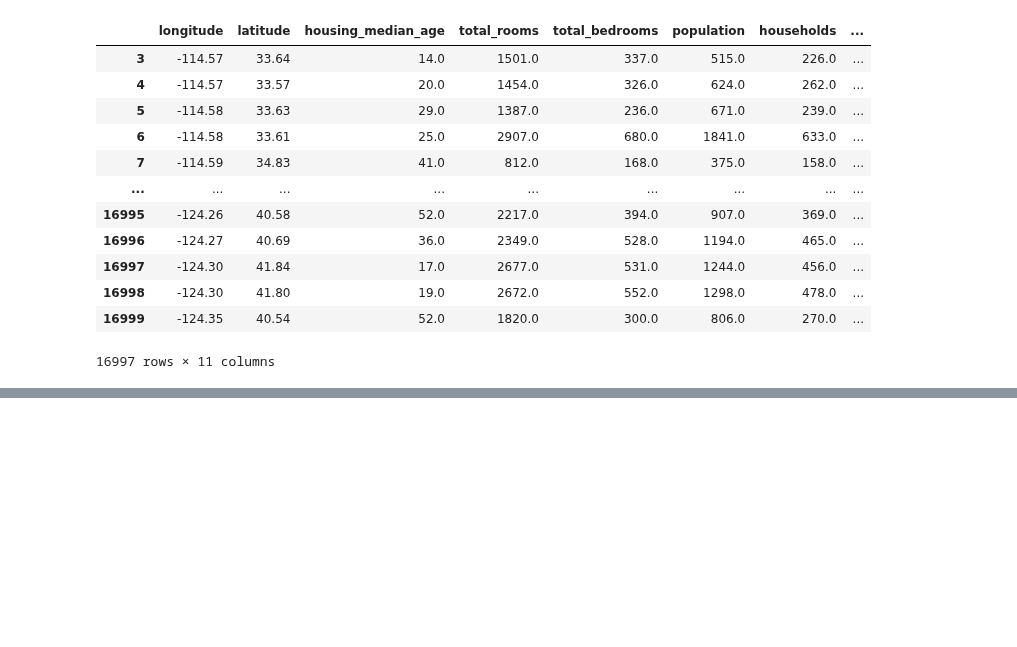
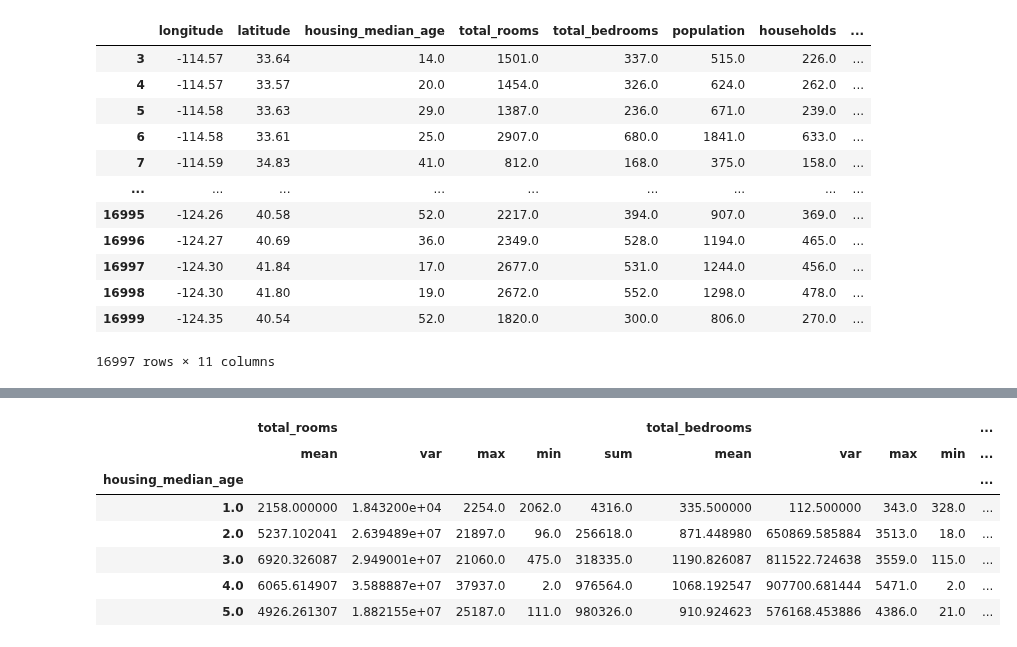
Before and after one commit to teleyun/bigdata, a Jupyter notebook: 예문사_판다스.ipynb, the cells around one changed output, grey strips where cells are left out. Drawn from its saved outputs; the diff is of its cells as text; code cells hidden in the pictures; blank space fills up the shorter version.

```diff
--- a/예문사_판다스.ipynb
+++ b/예문사_판다스.ipynb
@@ -127,0 +290,11 @@ housing_drop_df
+# %%
+housing_df.groupby('housing_median_age')['total_rooms', 'total_bedrooms'].agg(['mean', 'var', 'max', 'min', 'sum']).head()
+# %% [output]
+|  | total_rooms |  |  |  |  | total_bedrooms |  |  |  | ... |
+|  | mean | var | max | min | sum | mean | var | max | min | ... |
+| housing_median_age |  |  |  |  |  |  |  |  |  | ... |
+| 1.0 | 2158.000000 | 1.843200e+04 | 2254.0 | 2062.0 | 4316.0 | 335.500000 | 112.500000 | 343.0 | 328.0 | ... |
+| 2.0 | 5237.102041 | 2.639489e+07 | 21897.0 | 96.0 | 256618.0 | 871.448980 | 650869.585884 | 3513.0 | 18.0 | ... |
+| 3.0 | 6920.326087 | 2.949001e+07 | 21060.0 | 475.0 | 318335.0 | 1190.826087 | 811522.724638 | 3559.0 | 115.0 | ... |
+| 4.0 | 6065.614907 | 3.588887e+07 | 37937.0 | 2.0 | 976564.0 | 1068.192547 | 907700.681444 | 5471.0 | 2.0 | ... |
+| 5.0 | 4926.261307 | 1.882155e+07 | 25187.0 | 111.0 | 980326.0 | 910.924623 | 576168.453886 | 4386.0 | 21.0 | ... |
```
Also changed, not shown: parts of 16 cells of this notebook.
